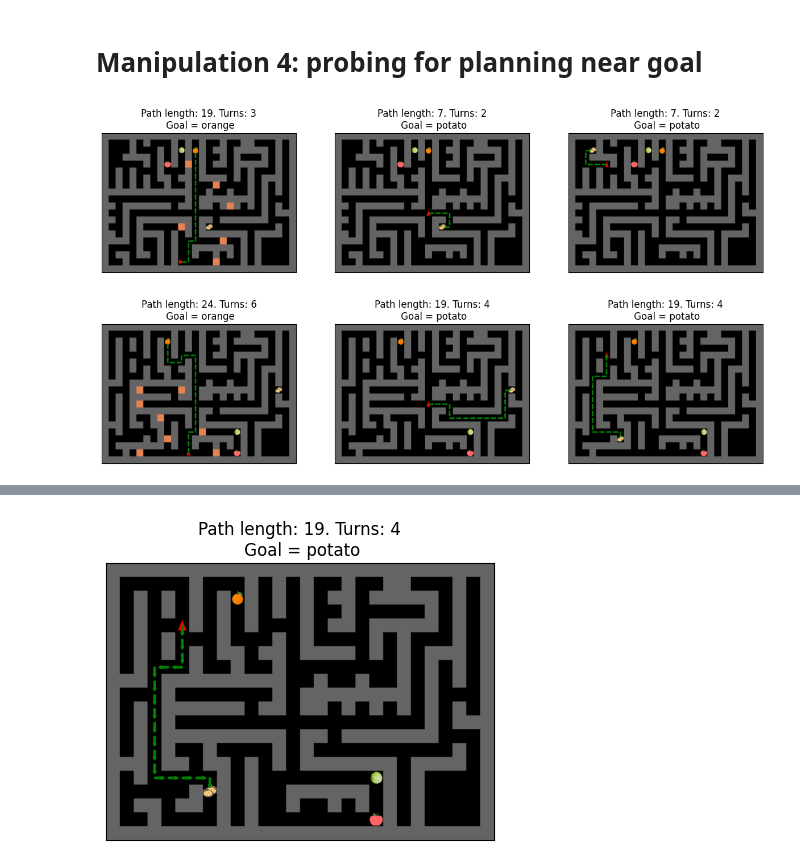
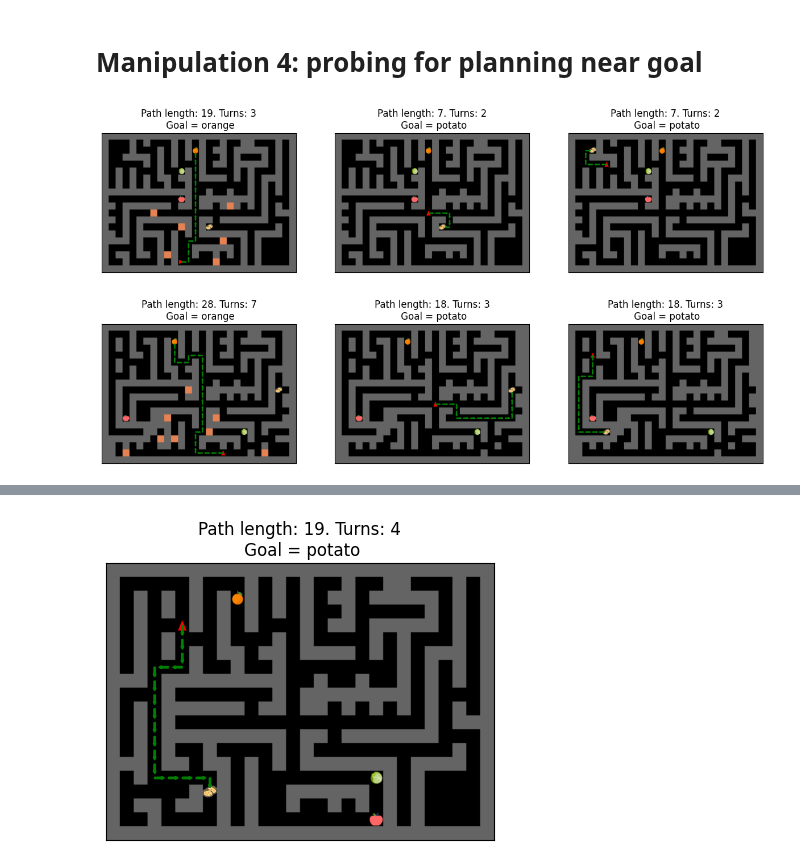
Before and after one commit to wcarvalho/human-dyna-web, a Jupyter notebook: housemaze-mazes.ipynb, the cells around one changed output, grey strips where cells are left out. Drawn from its saved outputs; the diff is of its cells as text; code cells hidden in the pictures.

```diff
--- a/housemaze-mazes.ipynb
+++ b/housemaze-mazes.ipynb
@@ -80,14 +80,20 @@ def render_path(maze_str, goal, ax=None, rng=None, include_spawn=False, **kwargs
 
     if ax is None:
         fig, ax = plt.subplots(1, figsize=(5, 5))
-    title = f"Path length: {len(path)}. Turns: {sum(changes)}"
-    # title += f"\n rows={grid.shape[0]}, cols={grid.shape[1]}"
-    title += f"\n Goal = {image_dict['keys'][goal]}"
-    ax.set_title(title)
-    renderer.place_arrows_on_image(image, path, actions, *level_init[0].shape[:2], ax=ax)
+    if path is None:
+        title = f"NO PATH FOUND"
+        ax.imshow(image)
+        ax.set_title(title)
+        # renderer.place_arrows_on_image(image, path, actions, *level_init[0].shape[:2], ax=ax)
+    else:
+        title = f"Path length: {len(path)}. Turns: {sum(changes)}"
+        # title += f"\n rows={grid.shape[0]}, cols={grid.shape[1]}"
+        title += f"\n Goal = {image_dict['keys'][goal]}"
+        ax.set_title(title)
+        renderer.place_arrows_on_image(image, path, actions, *level_init[0].shape[:2], ax=ax)
 
-render_maze(mazes.big_m3_maze1)
-render_path(mazes.big_m3_maze1, goal=task_objects[1], include_objects=True, include_spawn=False)
+# render_maze(mazes.big_m3_maze1)
+# render_path(mazes.big_m3_maze1, goal=task_objects[1], include_objects=True, include_spawn=False)
 
 # render_maze(mazes.maze1)
 # render_maze(mazes.maze2)
@@ -254,12 +257,12 @@ render_path(mazes.big_m4_maze_short, goal=task_objects[0], ax=axs[0], include_ob
 render_path(mazes.big_m4_maze_short_eval_same, goal=task_objects[1], ax=axs[1], include_objects=True)
 render_path(mazes.big_m4_maze_short_eval_diff, goal=task_objects[1], ax=axs[2], include_objects=True)
 # %% [output]
-[figure, old version]
+[figure, new version]
 # %%
 fig, axs = plt.subplots(1, 3, figsize=(15, 5))
-render_path(mazes.reverse(mazes.big_m4_maze_long), goal=task_objects[0], ax=axs[0], include_objects=True, include_spawn=True)
+render_path(mazes.reverse(mazes.big_m4_maze_long, True, True), goal=task_objects[0], ax=axs[0], include_objects=True, include_spawn=True)
 
-render_path(mazes.reverse(mazes.big_m4_maze_long_eval_same), goal=task_objects[1], ax=axs[1], include_objects=True)
-render_path(mazes.reverse(mazes.big_m4_maze_long_eval_diff), goal=task_objects[1], ax=axs[2], include_objects=True)
+render_path(mazes.reverse(mazes.big_m4_maze_long_eval_same, True, True), goal=task_objects[1], ax=axs[1], include_objects=True)
+render_path(mazes.reverse(mazes.big_m4_maze_long_eval_diff, True, True), goal=task_objects[1], ax=axs[2], include_objects=True)
 # %% [output]
-[figure, old version]
+[figure, new version]
```
Also changed, not shown: parts of 2 cells of this notebook.
